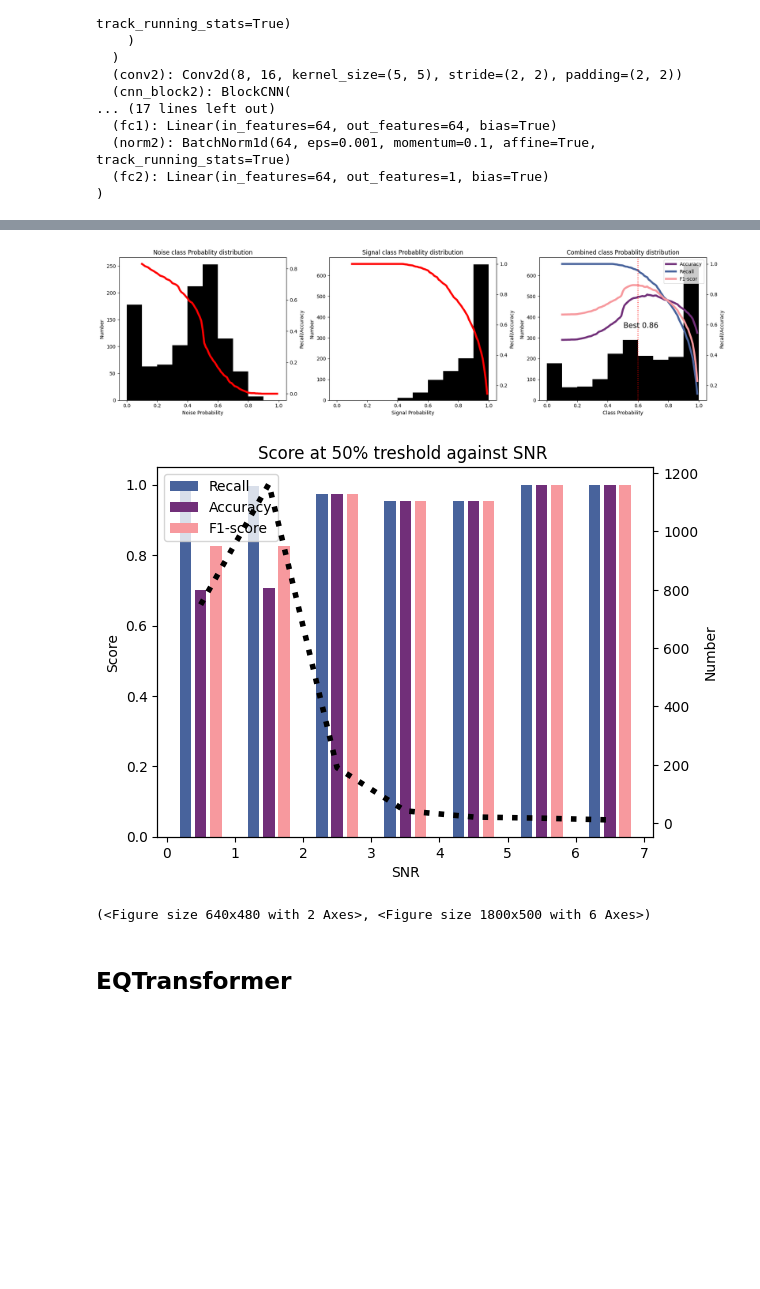
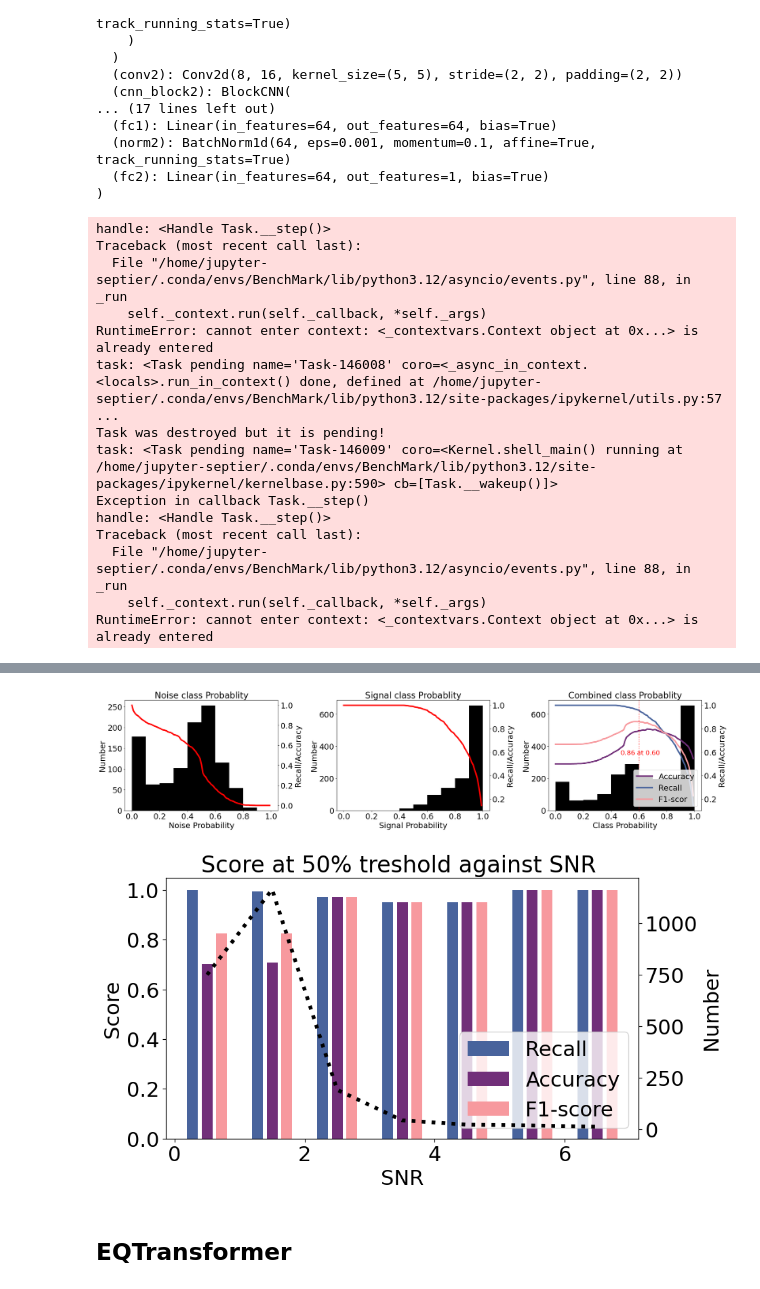
Before and after one commit to AntoinePhD/BenchMark_IsAE, a Jupyter notebook: AllTest.ipynb, the cells around one changed output, grey strips where cells are left out. Drawn from its saved outputs; the diff is of its cells as text; code cells hidden in the pictures; blank space fills up the shorter version.

```diff
--- a/AllTest.ipynb
+++ b/AllTest.ipynb
@@ -211,3 +242,7 @@ dataset = CustomWaveformDataset_Seisbench(paths, labels, times, waveforms)
+# %%
+## Iniatialize Best rate dic
+BestP1 = {}
+BestT1 = {}
 # %%
 print(dataset[0][0])  # Should be (3, num_samples) for 3-component data
 print(dataset[0])
@@ -245,12 +279,32 @@ CRED(
   (fc2): Linear(in_features=64, out_features=1, bias=True)
 )
 # %%
+
 pred_list = []
 for i in tqdm(range(len(dataset))):
     preds = model.annotate(dataset[i][0])
     pred_list.append(max(preds[0].data) )
 
-pred_list = np.array(pred_list)
+pred_list_Cred1 = np.array(pred_list)
+# %% [output]
+handle: <Handle Task.__step()>
+Traceback (most recent call last):
+  File "/home/jupyter-septier/.conda/envs/BenchMark/lib/python3.12/asyncio/events.py", line 88, in _run
+    self._context.run(self._callback, *self._args)
+RuntimeError: cannot enter context: <_contextvars.Context object at 0x...> is already entered
+task: <Task pending name='Task-146008' coro=<_async_in_context.<locals>.run_in_context() done, defined at /home/jupyter-septier/.conda/envs/BenchMark/lib/python3.12/site-packages/ipykernel/utils.py:57 ...
+Task was destroyed but it is pending!
+task: <Task pending name='Task-146009' coro=<Kernel.shell_main() running at /home/jupyter-septier/.conda/envs/BenchMark/lib/python3.12/site-packages/ipykernel/kernelbase.py:590> cb=[Task.__wakeup()]>
+Exception in callback Task.__step()
+handle: <Handle Task.__step()>
+Traceback (most recent call last):
+  File "/home/jupyter-septier/.conda/envs/BenchMark/lib/python3.12/asyncio/events.py", line 88, in _run
+    self._context.run(self._callback, *self._args)
+RuntimeError: cannot enter context: <_contextvars.Context object at 0x...> is already entered
 # %%
-plotprobs(pred_list,labels)
+f1,f2, L = plotprobs(pred_list_Cred1,labels)
+BestRuntimeError: Tried to serialize object __torch__.___torch_mangle_15.Classifier which does not have a __getstate__ method defined!RuntimeError: Tried to serialize object __torch__.___torch_mangle_15.Classifier which does not have a __getstate__ method defined!1['Cred'] = L[0]
+BestT1['Cred'] = L[1]
+f1.savefig("Figure/CRED_Prob_OD.png", dpi=100, bbox_inches='tight')
+f2.savefig("Figure/CRED_Snr_OD.png", dpi=100, bbox_inches='tight')
 # %% [output]
@@ -261,6 +311,5 @@ task: <Task pending name='Task-4476' coro=<Kernel.shell_main() running at /home/
-[figure, old version]
+[figure, new version]
-[figure, old version]
+[figure, new version]
-(<Figure size 640x480 with 2 Axes>, <Figure size 1800x500 with 6 Axes>)
 # %% [markdown]
 ## EQTransformer
 # %%
```
Also changed, not shown: parts of 63 cells of this notebook.
